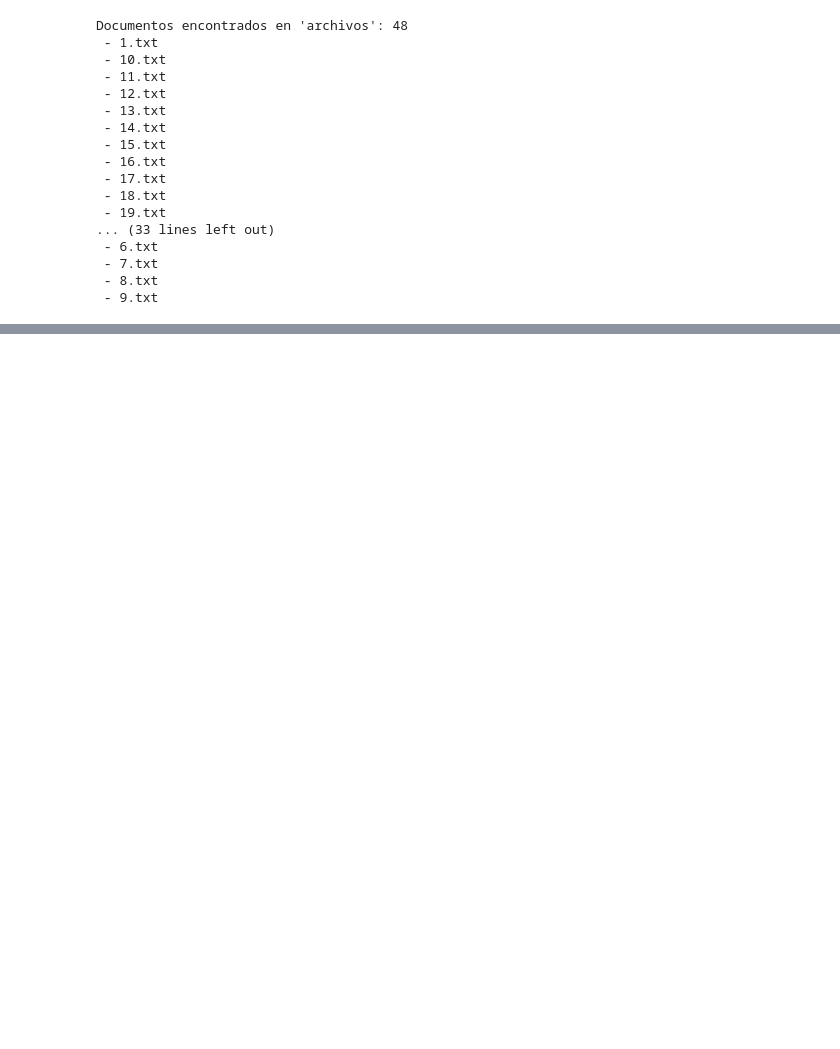
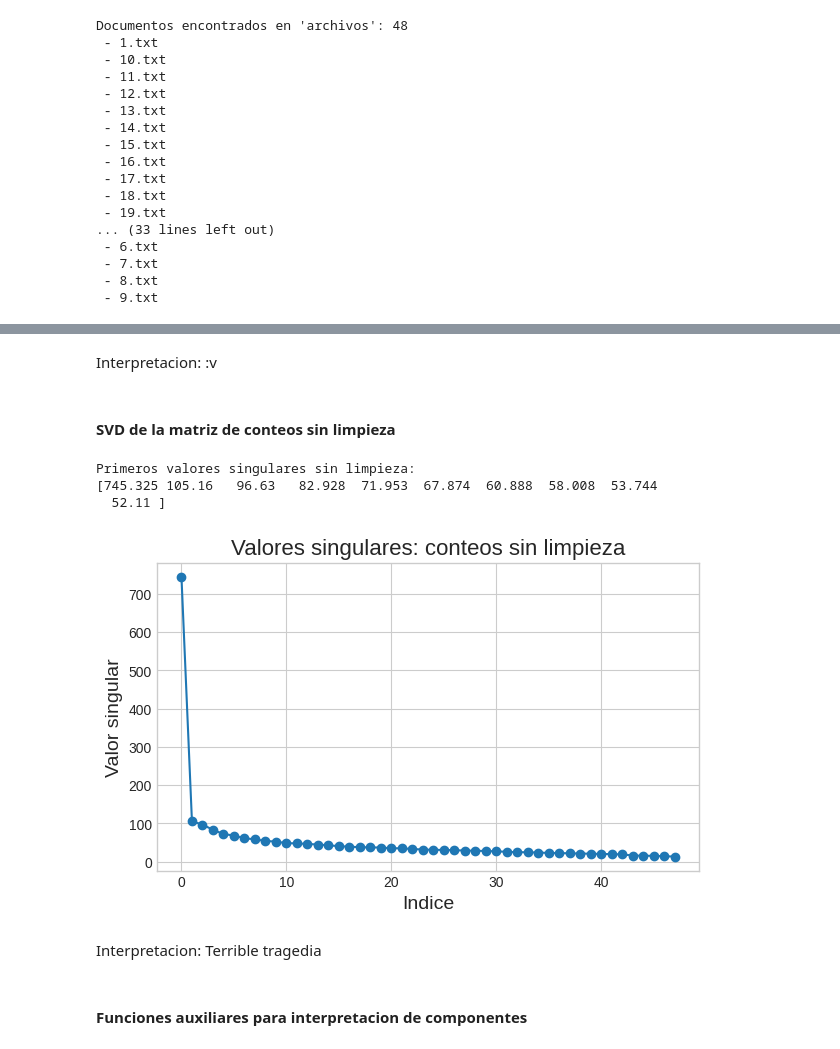
Before and after one commit to wbguc/Proyecto-Algebra, a Jupyter notebook: main.ipynb, the cells around one changed output, grey strips where cells are left out. Drawn from its saved outputs; the diff is of its cells as text; code cells hidden in the pictures; blank space fills up the shorter version.

```diff
--- a/main.ipynb
+++ b/main.ipynb
@@ -74,0 +226,25 @@ Documentos encontrados en 'archivos': 48
+# %% [markdown]
+Interpretacion: :v
+# %% [markdown]
+#### SVD de la matriz de conteos sin limpieza
+# %%
+U_raw, s_raw, VT_raw = np.linalg.svd(A_raw, full_matrices=False)
+
+print("Primeros valores singulares sin limpieza:")
+print(np.round(s_raw[:10], 3))
+
+plt.figure(figsize=(7, 4))
+plt.plot(s_raw, marker="o")
+plt.title("Valores singulares: conteos sin limpieza", fontsize=16)
+plt.xlabel("Indice", fontsize=14)
+plt.ylabel("Valor singular", fontsize=14)
+plt.show()
+# %% [output]
+Primeros valores singulares sin limpieza:
+[745.325 105.16   96.63   82.928  71.953  67.874  60.888  58.008  53.744
+  52.11 ]
+[figure, added]
+# %% [markdown]
+Interpretacion: Terrible tragedia
+# %% [markdown]
+#### Funciones auxiliares para interpretacion de componentes
```
Also changed, not shown: parts of 12 cells of this notebook.
